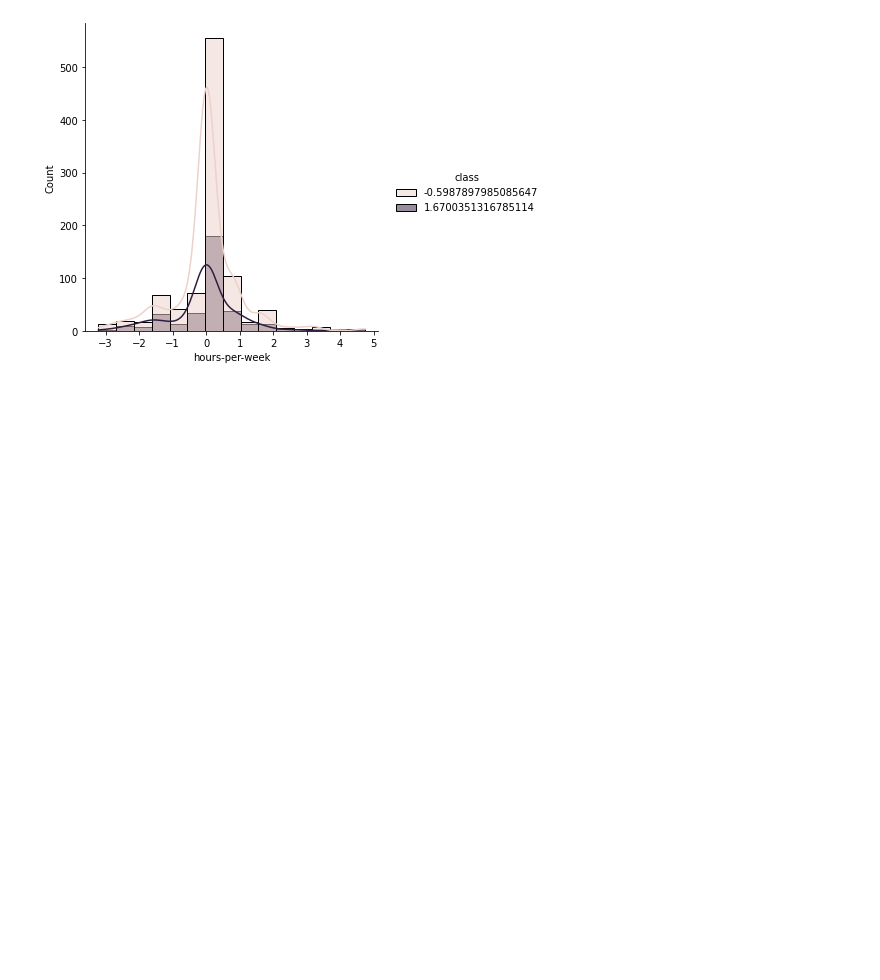
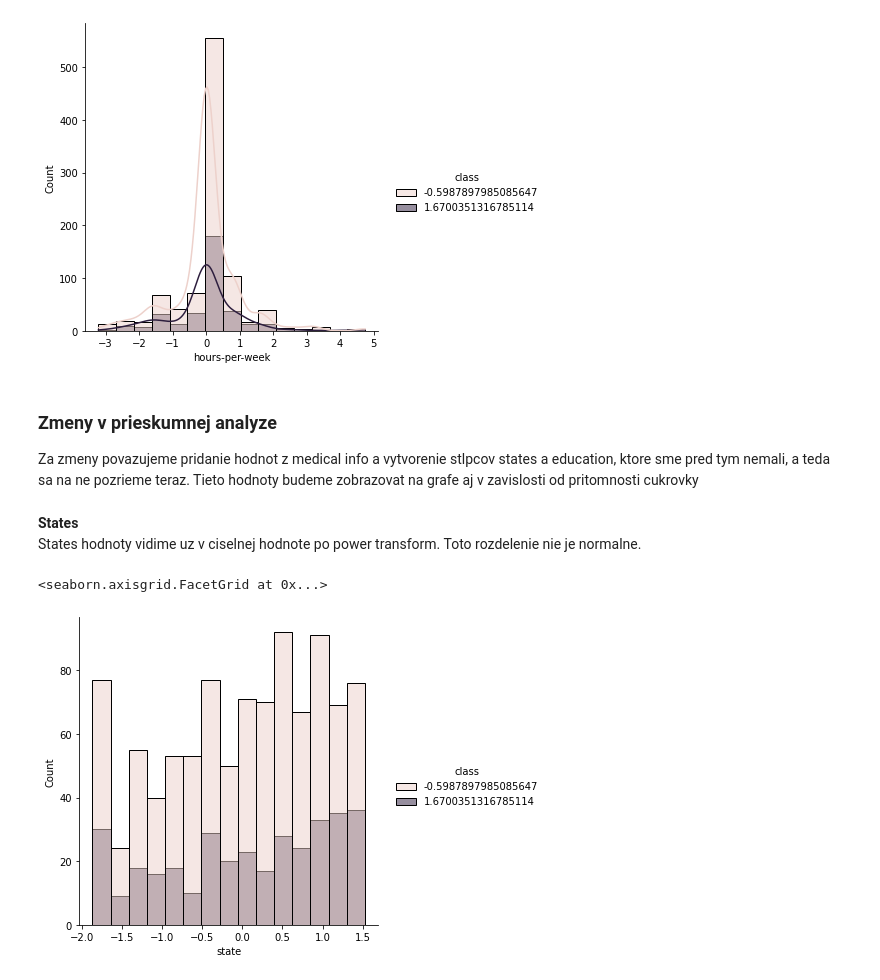
Before and after one commit to Marian-N/IAU, a Jupyter notebook: Predspracovanie.ipynb, the cells around one changed output. Cells and saved outputs as stored; diff of their text form; code cells hidden in the pictures; blank space fills up the shorter version.

```diff
--- a/Predspracovanie.ipynb
+++ b/Predspracovanie.ipynb
@@ -343,36 +345,32 @@ Outliers musime najprv identifikovat a potom spracovat:
 # %%
-# # mozme pouzit po doplneni nan
-# def get_binary_col(col):
-#     if len(col.unique()) == 2:
-#         return True
-
-
 def outliers(df, method='percentil'):
     x = df.copy()
-
+    # vyber stlpcov pre ktore  chceme outlierov najst
     outliners_for =['skewness_glucose','mean_glucose', 'std_glucose', 'kurtosis_glucose',
                     'skewness_oxygen', 'mean_oxygen', 'std_oxygen', 'kurtosis_oxygen']
 
     for column in df.columns:
         if column in outliners_for:
-
+            # vypocitame mean standard deviation pre stlpec
             mean = x[column].mean()
             std_dev = x[column].std()
-            out_95 = mean + 3 * std_dev
-            out_05 = mean - 3 * std_dev
+            # zistime hranicne hodnoty
+            border_right = mean + 3 * std_dev
+            border_left = mean - 3 * std_dev
 
             # remove len ako test
             if (method == 'remove'):
-                x.drop(x.loc[(x[column] > out_95)].index, inplace = True, axis=0)
+                x.drop(x.loc[(x[column] > border_right)].index, inplace = True, axis=0)
+                x.drop(x.loc[(x[column] < border_left)].index, inplace = True, axis=0)
 
+            # odstaranenie outlinerov pomocou percentilov
             elif (method == 'percentil'):
+                #vypocet percentilov
                 p_95 = x[column].quantile(0.95)
                 p_05 = x[column].quantile(0.05)
-#                 print("column: ", column, "p_95: ", p_95,"p_05: ", p_05)
-#                 print(x.loc[(x[column] > out_95), column])
-                x.loc[(x[column] > out_95), column] = p_95
-#                 print("replaced:", x.loc[3][column])
-                x.loc[(x[column] < out_05), column] = p_05
+                # nahradenie hodnot za hranicami s percentilmi
+                x.loc[(x[column] > border_right), column] = p_95
+                x.loc[(x[column] < border_left), column] = p_05
 
     x = x.reset_index(drop=True)
     return x
@@ -386,21 +384,27 @@ Transformaciu robime pomocou MinMaxScaler alebo PowerTransformer. Vyber sa robi
 # %%
 def transform(df, method='power', plot='age'):
     x = df.copy()
-    display(x)
+    # vykreslenie grafu pred
     plt.figure()
     sns.histplot(x[plot], kde=True, color="Green")
 
+    # Power Transform
     if method == 'power':
         trans = PowerTransformer(method='yeo-johnson')
+    # Min Max Scale
     else:
         trans = MinMaxScaler()
 
+    # aplikacia transformovania -> vrati array
     x = trans.fit_transform(x)
-    # convert the array back to a dataframe
+    # convert the array back to a dataframe -> columns mame zapisane ako ciselne hodnoty
     dataset = pd.DataFrame(x)
+    # zmena ciselnych nazvov stlpcov v tabulke na slovne
     X_imputed_df = pd.DataFrame(x, columns = df.columns)
+    # vykreslenie grafu po transformacii
     plt.figure()
     sns.histplot(X_imputed_df[plot], kde=True, color="Red")
+
     return X_imputed_df
 
 # power_transform(df)
@@ -602,3 +596,14 @@ Povodny je blizsie k normalnemu rozdeleniu.
 <seaborn.axisgrid.FacetGrid at 0x...>
 [figure]
 [figure]
+# %% [markdown]
+### Zmeny v prieskumnej analyze
+Za zmeny povazujeme pridanie hodnot z medical info a vytvorenie stlpcov states a education, ktore sme pred tym nemali, a teda sa na ne pozrieme teraz. Tieto hodnoty budeme zobrazovat na grafe aj v zavislosti od pritomnosti cukrovky
+# %% [markdown]
+**States**
+States hodnoty vidime uz v ciselnej hodnote po power transform. Toto rozdelenie nie je normalne.
+# %%
+sns.displot(df, x='state', hue='class', bins=15)
+# %% [output]
+<seaborn.axisgrid.FacetGrid at 0x...>
+[figure, added]
```
Also changed, not shown: parts of 24 cells of this notebook, 1 other file.
